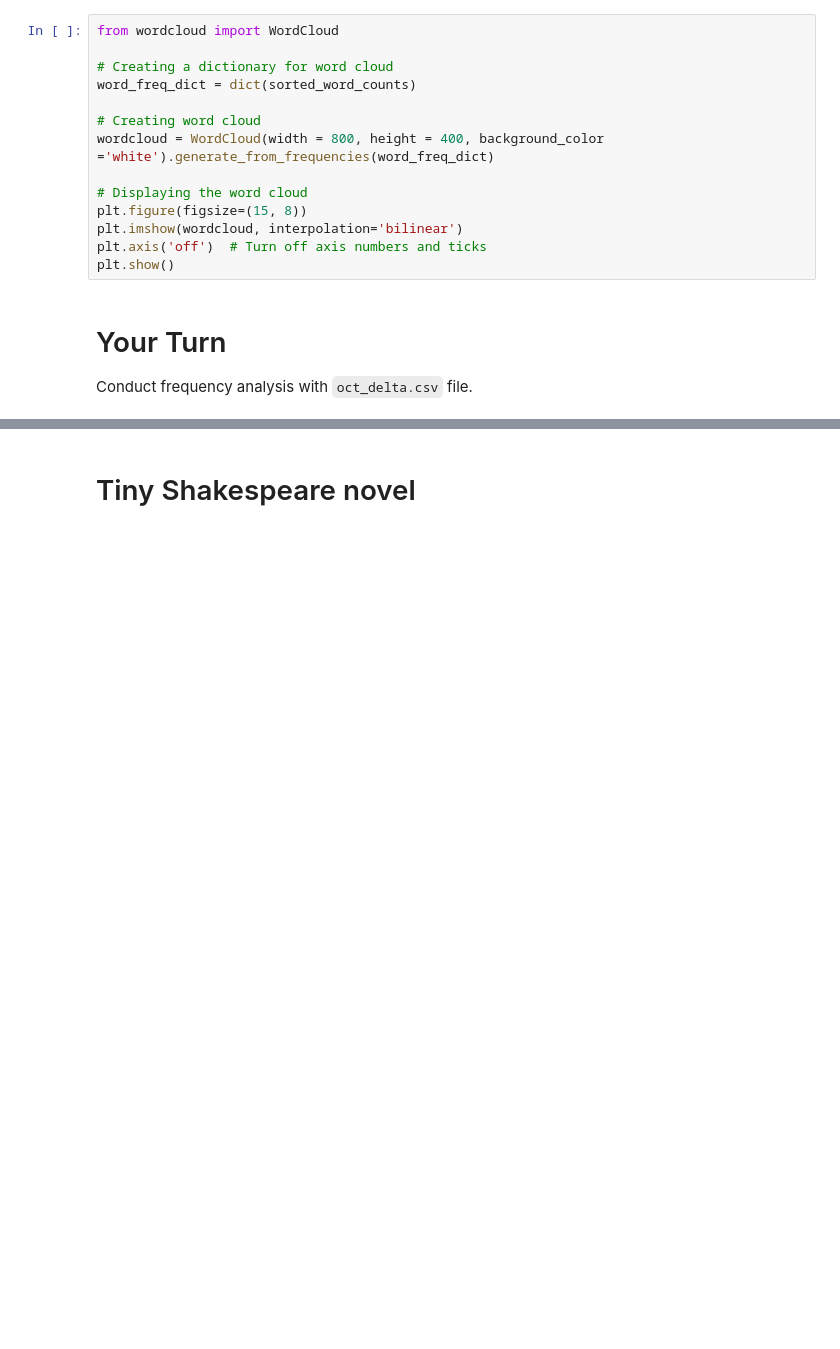
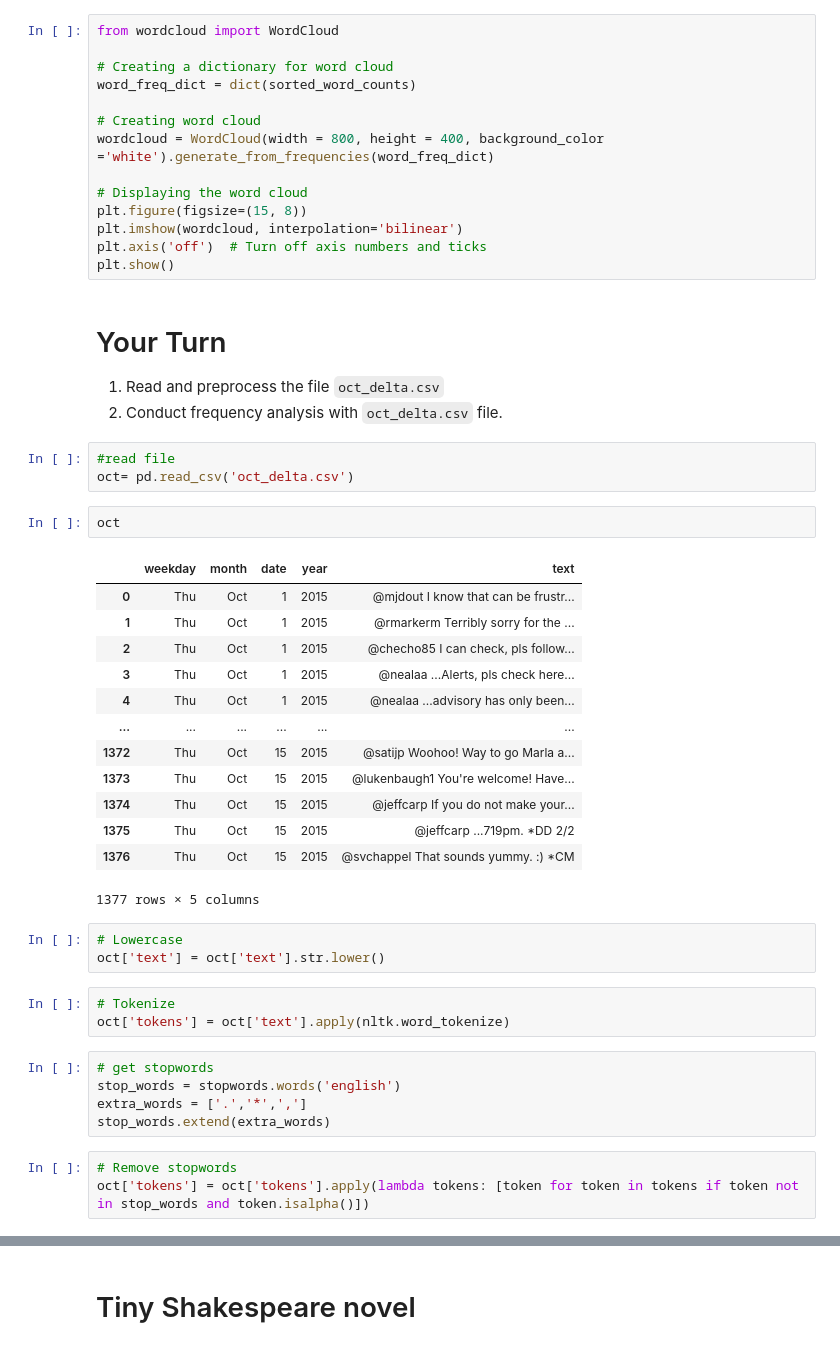
Before and after one commit to ChiaoYunTing/Text-Analytics, a Jupyter notebook: Lecture2.ipynb, the cells around one changed output, grey strips where cells are left out. Cells and saved outputs as stored; diff of their text form; blank space fills up the shorter version.

```diff
--- a/Lecture2.ipynb
+++ b/Lecture2.ipynb
@@ -171,4 +188,38 @@ plt.axis('off')  # Turn off axis numbers and ticks
 plt.show()
 # %% [markdown]
 # Your Turn
-Conduct frequency analysis with `oct_delta.csv` file.
+1. Read and preprocess the file `oct_delta.csv`
+2. Conduct frequency analysis with `oct_delta.csv` file.
+# %%
+#read file
+oct= pd.read_csv('oct_delta.csv')
+# %%
+oct
+# %% [output]
+|  | weekday | month | date | year | text |
+| 0 | Thu | Oct | 1 | 2015 | @mjdout I know that can be frustr... |
+| 1 | Thu | Oct | 1 | 2015 | @rmarkerm Terribly sorry for the ... |
+| 2 | Thu | Oct | 1 | 2015 | @checho85 I can check, pls follow... |
+| 3 | Thu | Oct | 1 | 2015 | @nealaa ...Alerts, pls check here... |
+| 4 | Thu | Oct | 1 | 2015 | @nealaa ...advisory has only been... |
+| ... | ... | ... | ... | ... | ... |
+| 1372 | Thu | Oct | 15 | 2015 | @satijp Woohoo! Way to go Marla a... |
+| 1373 | Thu | Oct | 15 | 2015 | @lukenbaugh1 You're welcome! Have... |
+| 1374 | Thu | Oct | 15 | 2015 | @jeffcarp If you do not make your... |
+| 1375 | Thu | Oct | 15 | 2015 | @jeffcarp ...719pm. *DD 2/2 |
+| 1376 | Thu | Oct | 15 | 2015 | @svchappel That sounds yummy. :) *CM |
+1377 rows × 5 columns
+# %%
+# Lowercase
+oct['text'] = oct['text'].str.lower()
+# %%
+# Tokenize
+oct['tokens'] = oct['text'].apply(nltk.word_tokenize)
+# %%
+# get stopwords
+stop_words = stopwords.words('english')
+extra_words = ['.','*',',']
+stop_words.extend(extra_words)
+# %%
+# Remove stopwords
+oct['tokens'] = oct['tokens'].apply(lambda tokens: [token for token in tokens if token not in stop_words and token.isalpha()])
```
Also changed, not shown: parts of 16 cells of this notebook.
